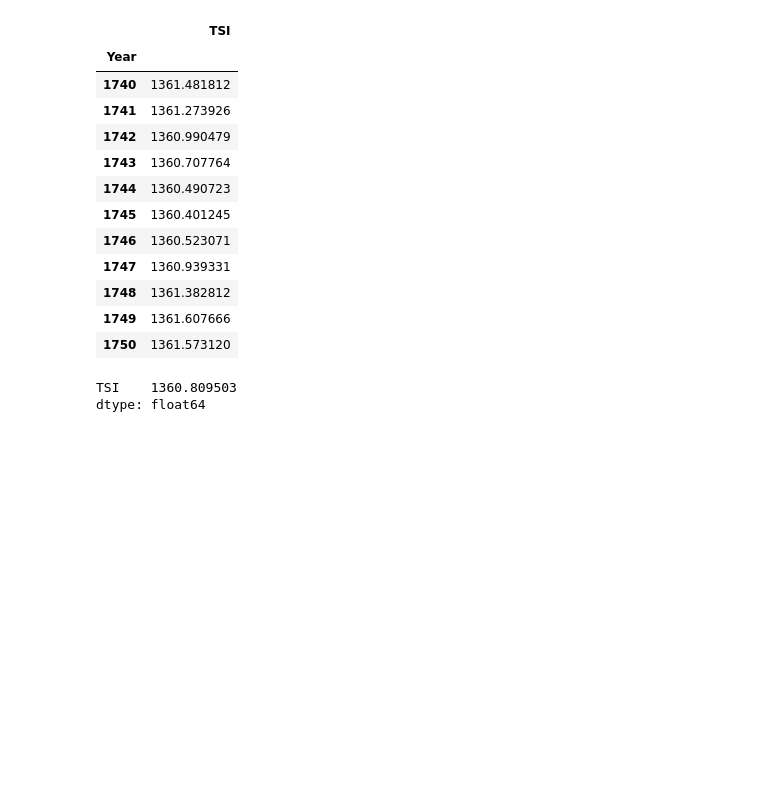
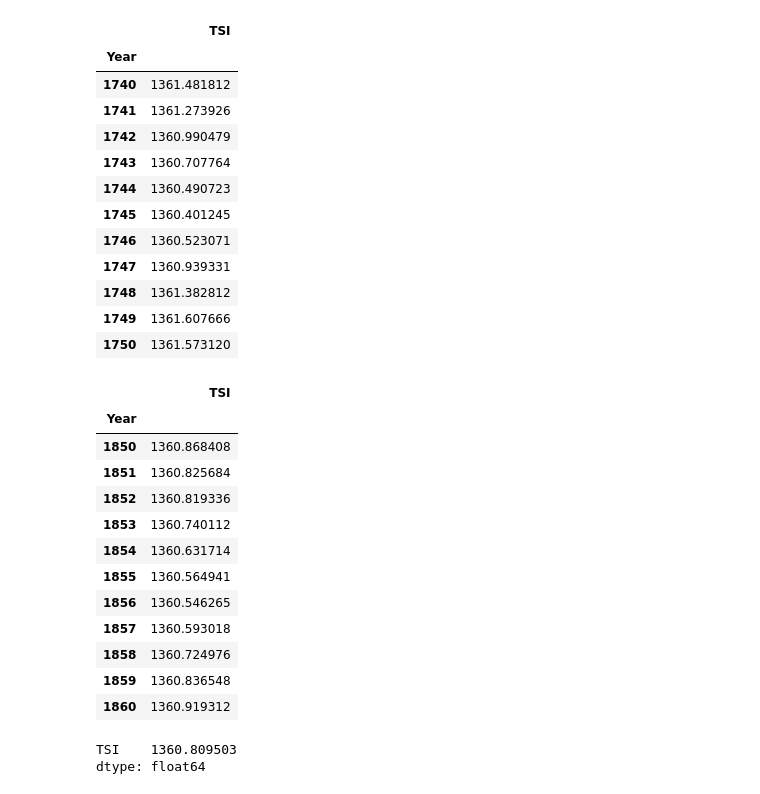
Before and after one commit to chrisroadmap/ar6, a Jupyter notebook: notebooks/050_chapter2_solar_ERF.ipynb, the cells around one changed output. Cells and saved outputs as stored; diff of their text form; code cells hidden in the pictures; blank space fills up the shorter version.

```diff
--- a/notebooks/050_chapter2_solar_ERF.ipynb
+++ b/notebooks/050_chapter2_solar_ERF.ipynb
@@ -324,6 +364,22 @@ satirem14c_cmip6_df.loc[1740:1750]
 | 1748 | 1361.382812 |
 | 1749 | 1361.607666 |
 | 1750 | 1361.573120 |
+# %%
+satirem14c_cmip6_df.loc[1850:1860]
+# %% [output]
+|  | TSI |
+| Year |  |
+| 1850 | 1360.868408 |
+| 1851 | 1360.825684 |
+| 1852 | 1360.819336 |
+| 1853 | 1360.740112 |
+| 1854 | 1360.631714 |
+| 1855 | 1360.564941 |
+| 1856 | 1360.546265 |
+| 1857 | 1360.593018 |
+| 1858 | 1360.724976 |
+| 1859 | 1360.836548 |
+| 1860 | 1360.919312 |
 # %%
 tsi_baseline = satirem14c_cmip6_df.loc[-6744:1744].mean()
 tsi_baseline
```
Also changed, not shown: parts of 7 cells of this notebook, 1 other file.
